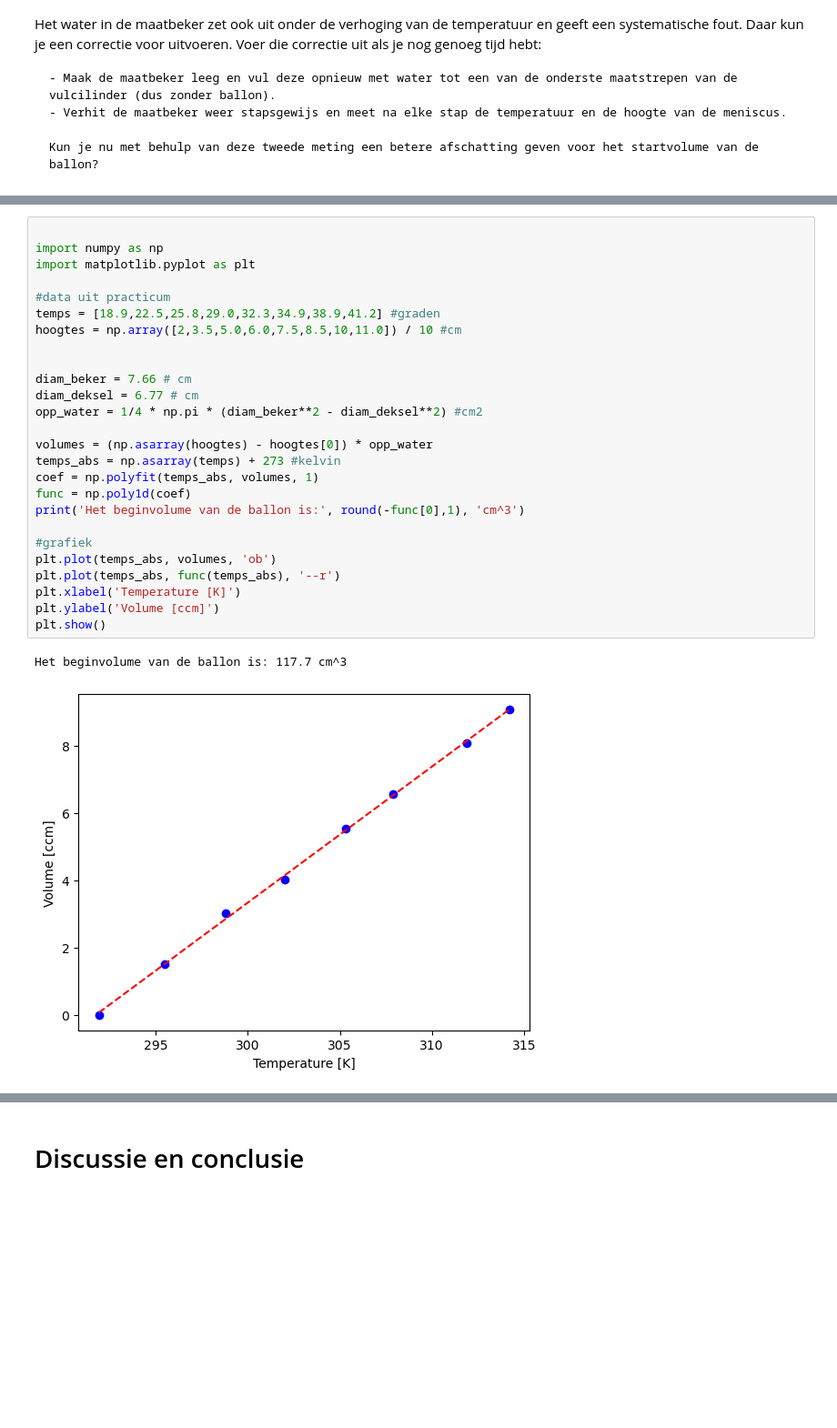
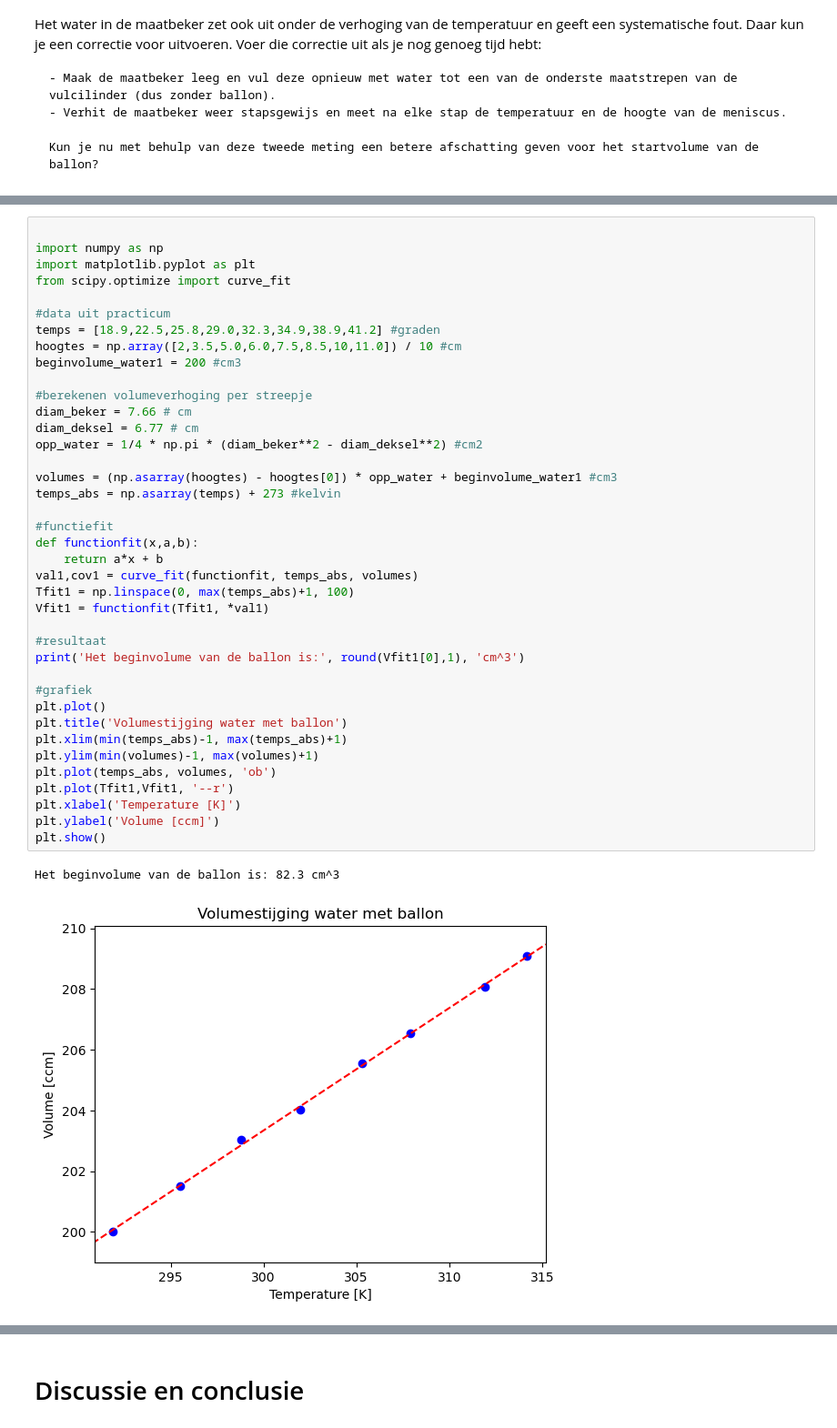
Before and after one commit to Eerkje/Annet-Erik, a Jupyter notebook: Content/Labs/ballonproef.ipynb, the cells around one changed output, grey strips where cells are left out. Shown at 91% size. Cells and saved outputs as stored; diff of their text form; blank space fills up the shorter version.

Commit message:
ballonproef deel 2

```diff
--- a/Content/Labs/ballonproef.ipynb
+++ b/Content/Labs/ballonproef.ipynb
@@ -69,30 +69,43 @@ Kun je nu met behulp van deze tweede meting een betere afschatting geven voor he
 # %%
 
 import numpy as np
 import matplotlib.pyplot as plt
+from scipy.optimize import curve_fit
 
 #data uit practicum
 temps = [18.9,22.5,25.8,29.0,32.3,34.9,38.9,41.2] #graden
 hoogtes = np.array([2,3.5,5.0,6.0,7.5,8.5,10,11.0]) / 10 #cm
+beginvolume_water1 = 200 #cm3
 
-
+#berekenen volumeverhoging per streepje
 diam_beker = 7.66 # cm
 diam_deksel = 6.77 # cm
 opp_water = 1/4 * np.pi * (diam_beker**2 - diam_deksel**2) #cm2
 
-volumes = (np.asarray(hoogtes) - hoogtes[0]) * opp_water
+volumes = (np.asarray(hoogtes) - hoogtes[0]) * opp_water + beginvolume_water1 #cm3
 temps_abs = np.asarray(temps) + 273 #kelvin
-coef = np.polyfit(temps_abs, volumes, 1)
-func = np.poly1d(coef)
-print('Het beginvolume van de ballon is:', round(-func[0],1), 'cm^3')
+
+#functiefit
+def functionfit(x,a,b):
+    return a*x + b
+val1,cov1 = curve_fit(functionfit, temps_abs, volumes)
+Tfit1 = np.linspace(0, max(temps_abs)+1, 100)
+Vfit1 = functionfit(Tfit1, *val1)
+
+#resultaat
+print('Het beginvolume van de ballon is:', round(Vfit1[0],1), 'cm^3')
 
 #grafiek
+plt.plot()
+plt.title('Volumestijging water met ballon')
+plt.xlim(min(temps_abs)-1, max(temps_abs)+1)
+plt.ylim(min(volumes)-1, max(volumes)+1)
 plt.plot(temps_abs, volumes, 'ob')
-plt.plot(temps_abs, func(temps_abs), '--r')
+plt.plot(Tfit1,Vfit1, '--r')
 plt.xlabel('Temperature [K]')
 plt.ylabel('Volume [ccm]')
 plt.show()
 # %% [output]
-Het beginvolume van de ballon is: 117.7 cm^3
+Het beginvolume van de ballon is: 82.3 cm^3
-[figure, old version]
+[figure, new version]
 # %%
```
Also changed, not shown: parts of 2 cells of this notebook.
